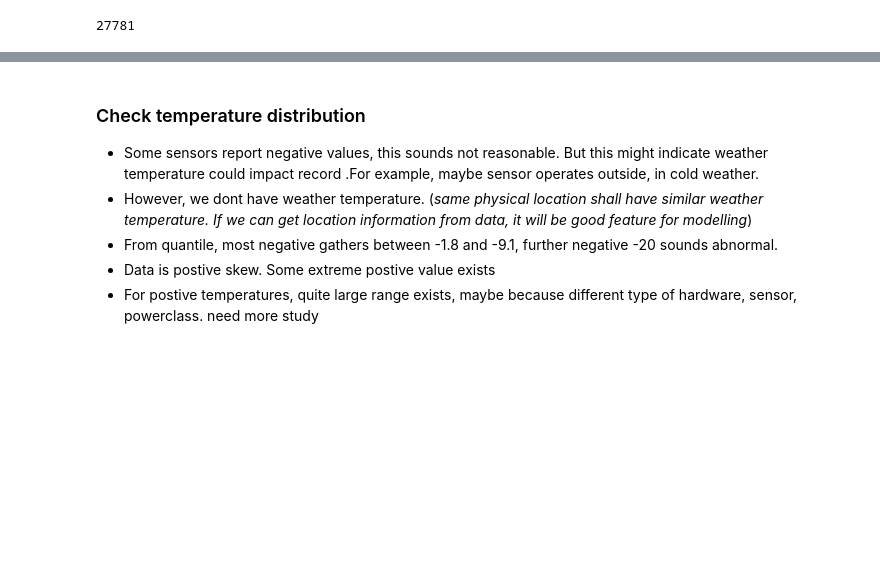
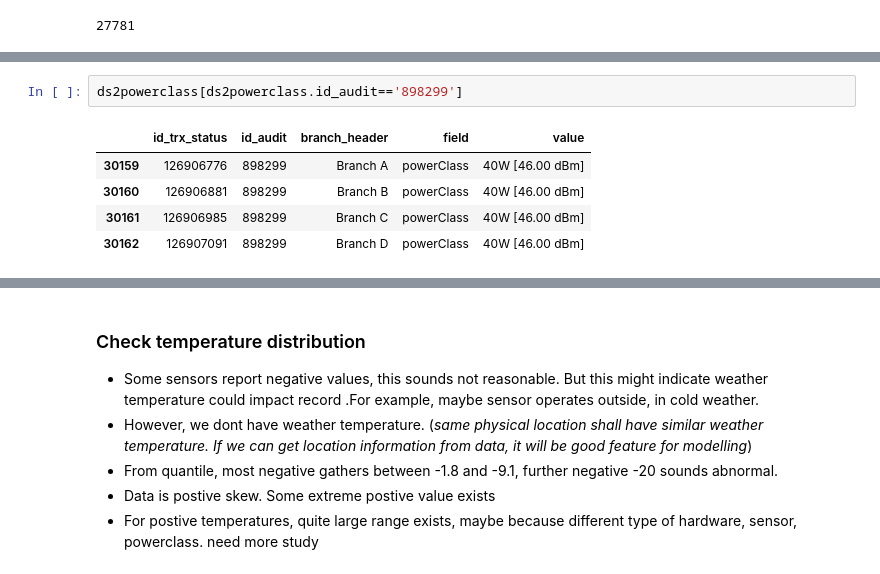
Before and after one commit to lingouzhu/AICampus, a Jupyter notebook: project5Sensors/exploreSensorsDataset.ipynb, the cells around one changed output, grey strips where cells are left out. Saved outputs shown, nothing was run; the diff lists cells and outputs as text; blank space fills up the shorter version.

```diff
--- a/project5Sensors/exploreSensorsDataset.ipynb
+++ b/project5Sensors/exploreSensorsDataset.ipynb
@@ -216,2 +243,10 @@ ds1radiotemp[['id_audit','value']].groupby('id_audit').count().head()
+# %%
+ds2powerclass[ds2powerclass.id_audit=='898299']
+# %% [output]
+|  | id_trx_status | id_audit | branch_header | field | value |
+| 30159 | 126906776 | 898299 | Branch A | powerClass | 40W [46.00 dBm] |
+| 30160 | 126906881 | 898299 | Branch B | powerClass | 40W [46.00 dBm] |
+| 30161 | 126906985 | 898299 | Branch C | powerClass | 40W [46.00 dBm] |
+| 30162 | 126907091 | 898299 | Branch D | powerClass | 40W [46.00 dBm] |
 # %%
 ds2powerclass['branch_header'].value_counts()
```
Also changed, not shown: parts of 32 cells of this notebook.
